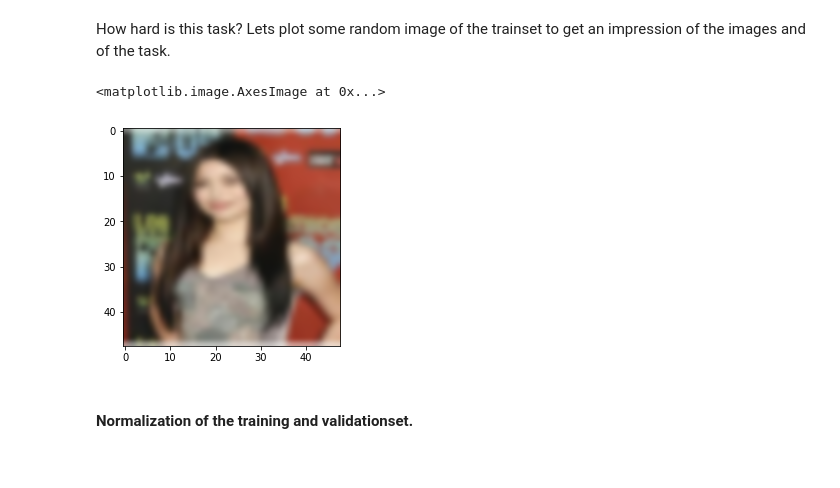
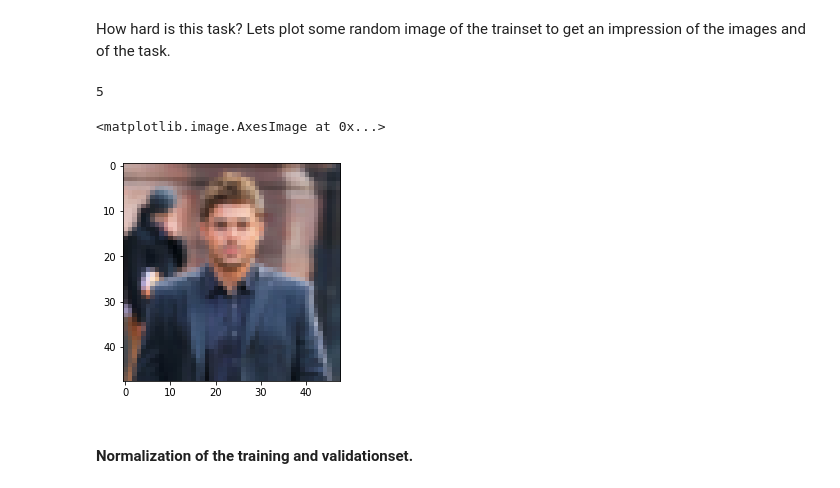
Before and after one commit to tensorchiefs/dl_course_2018, a Jupyter notebook: notebooks/09_8_faces_fc.ipynb, the cells around one changed output. Saved outputs shown, nothing was run; the diff lists cells and outputs as text; code cells hidden in the pictures.

```diff
--- a/notebooks/09_8_faces_fc.ipynb
+++ b/notebooks/09_8_faces_fc.ipynb
@@ -55,10 +57,12 @@ plt.hist(Y_valid,bins=8)
 How hard is this task? Lets plot some random image of the trainset to get an impression of the images and of  the task.
 # %%
 rmd=np.random.randint(0,len(X_train))
-plt.imshow(np.asarray(X_train[rmd],dtype="uint8"),interpolation="bicubic")
+print(Y_train[rmd])
+plt.imshow(np.asarray(X_train[rmd],dtype="uint8"))
 # %% [output]
-<matplotlib.image.AxesImage at 0x...>
+5
+<matplotlib.image.AxesImage at 0x...>
-[figure, old version]
+[figure, new version]
 # %% [markdown]
 #### Normalization of the training and validationset.
 # %%
```
Also changed, not shown: parts of 8 cells of this notebook, 1 other file.
